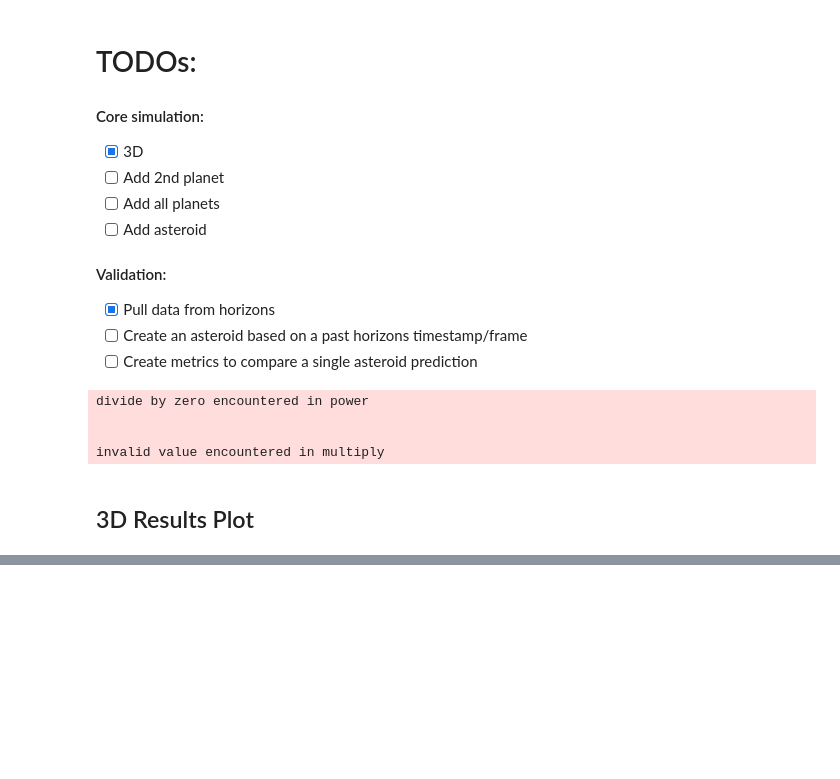
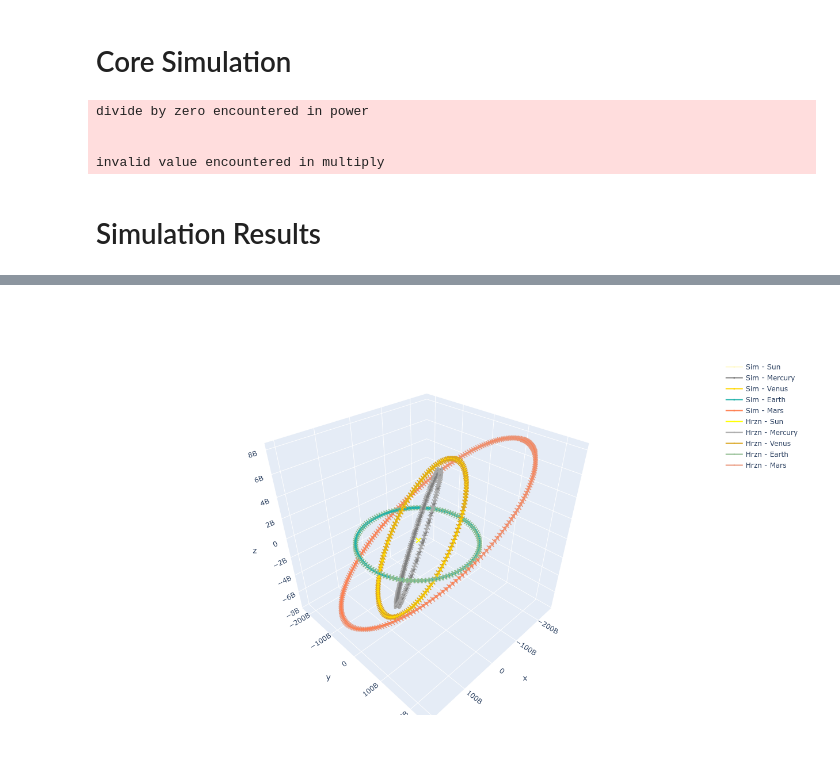
Before and after one commit to wfan19/scicomp-p3-asteroid_sim, a Jupyter notebook: Asteroid Sim.ipynb, the cells around one changed output, grey strips where cells are left out. Drawn from its saved outputs; the diff is of its cells as text; code cells hidden in the pictures; blank space fills up the shorter version.

```diff
--- a/Asteroid Sim.ipynb
+++ b/Asteroid Sim.ipynb
@@ -34,21 +79,10 @@ df_bodies = pd.DataFrame({
-# %% [markdown]
-# TODOs:
-#### Core simulation:
-- [x] 3D
-- [ ] Add 2nd planet
-- [ ] Add all planets
-- [ ] Add asteroid
-#### Validation:
-- [x] Pull data from horizons
-- [ ] Create an asteroid based on a past horizons timestamp/frame
-- [ ] Create metrics to compare a single asteroid prediction
 # %%
 ## Pull data from Horizons
 
 # Enter the desired simulation length
 start_date = "2023-04-10"
-sim_days = 361
-sim_steps = int(sim_days/2)
+sim_days = 365 * 2
+sim_steps = int(sim_days/3)
 
 # Create stop time string based on desired simulation length
 datetime_format = "%Y-%m-%d"
@@ -70,6 +104,8 @@ for i, NAIF_ID in enumerate(df_bodies["NAIF_ID"]):
     pos, vel = query_body_data(NAIF_ID)
     bodies_pos[i, :, :] = pos
     bodies_vel[i, :, :] = vel
+# %% [markdown]
+# Core Simulation
 # %%
 ## Two-body problem
 sim_earth_pos_0 = bodies_pos[1, 0, :]
@@ -93,18 +129,6 @@ y_0 = np.concatenate([pos_0, vel_0])
 
 def sun_earth_diffeq(t, y):
     dy = np.zeros(y.shape)
-
-#     earth_to_sun = -y[0:3]
-#     r_earth_to_sun = np.linalg.norm(earth_to_sun)
-#     earth_to_sun = earth_to_sun / r_earth_to_sun
-
-#     force_sun_to_earth = G * m_sun * m_earth / (r_earth_to_sun**2)
-
-#     dy[0:3] = y[3:6]
-#     dy[3:6] = earth_to_sun * force_sun_to_earth / m_earth
-
-    dy[0:n_bodies * 3] = y[3*n_bodies:6*n_bodies]
-
     for i in df_bodies.index:
         pos_i = np.atleast_2d(y[3*i: 3*i + 3]).T
         pos_all = np.reshape(y[0:n_bodies*3], (n_bodies, 3)).T    # 3xn matrix where each column is the position of a body
@@ -117,6 +141,9 @@ def sun_earth_diffeq(t, y):
 
         dy[3 * (n_bodies + i): 3 * (n_bodies + i + 1)] = accel_i
 
+    # Propogate forward the velocities: xdot = v
+    dy[0:n_bodies * 3] = y[3*n_bodies:6*n_bodies]
+
     return dy
 
 n_days = sim_days
@@ -124,14 +151,14 @@ tspan = [0, n_days * 24 * 60 * 60]
 n_points = sim_steps
 t_eval = np.linspace(tspan[0], tspan[1], n_points)
 
-soln_earth_sun = integrate.solve_ivp(sun_earth_diffeq, tspan, y_0, t_eval=t_eval)
+sim_soln = integrate.solve_ivp(sun_earth_diffeq, tspan, y_0, t_eval=t_eval, atol=1e-4, rtol=1e-4)
 # %% [output]
 divide by zero encountered in power
 
 
 invalid value encountered in multiply
 # %% [markdown]
-## 3D Results Plot
+# Simulation Results
 # %%
 fig = go.Figure()
 
@@ -139,12 +166,12 @@ for i in df_bodies.index:
     body = df_bodies.iloc[i]
 
     fig.add_trace(go.Scatter3d(
-        x=soln_earth_sun.y[3*i, :],
-        y=soln_earth_sun.y[3*i+1, :],
-        z=soln_earth_sun.y[3*i+2, :],
+        x=sim_soln.y[3*i, :],
+        y=sim_soln.y[3*i+1, :],
+        z=sim_soln.y[3*i+2, :],
         name=f"Sim - {body['name']}",
         mode="lines+markers",
-        marker={"size": 3, "color": "dark" + body["color"]}
+        marker={"size": 3, "color": body["sim_color"]}
     ))
 
 # Plot horizons ground truth trajectories here:
@@ -157,7 +184,7 @@ for i in df_bodies.index:
         z=bodies_pos[i, :, 2],
         name=f"Hrzn - {body['name']}",
         mode="lines+markers",
-        marker={"size": 2, "color": body["color"], "symbol":"x"}
+        marker={"size": 2, "color": body["hrzn_color"], "symbol":"x"}
     ))
 
 fig.update_layout(yaxis=dict(scaleanchor="x", scaleratio=1), width=1200, height=800)
@@ -166,0 +193 @@ fig.show()
+[figure, added]
```
Also changed, not shown: parts of 3 cells of this notebook.
